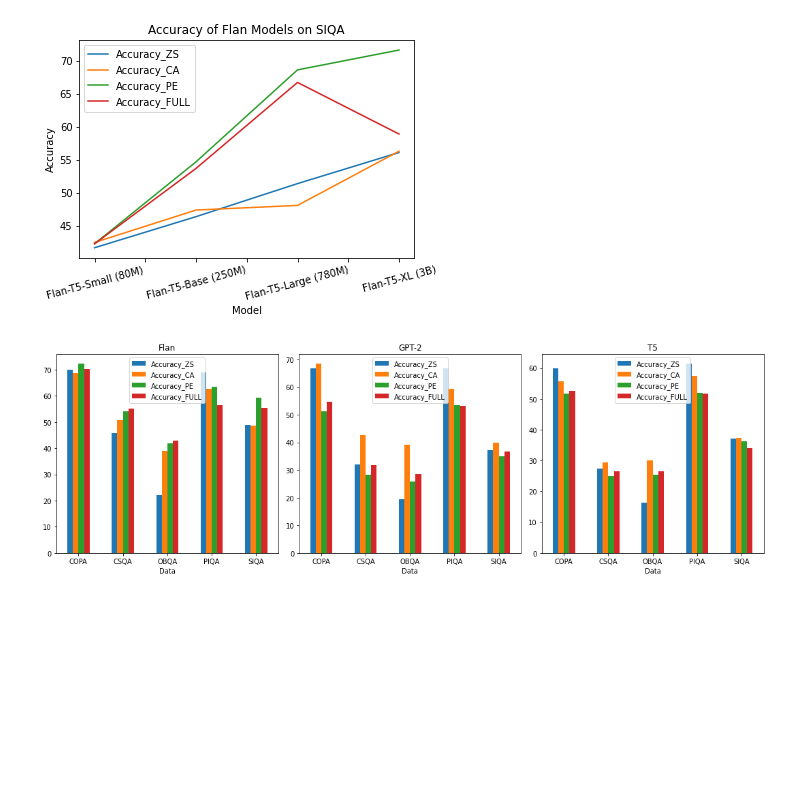
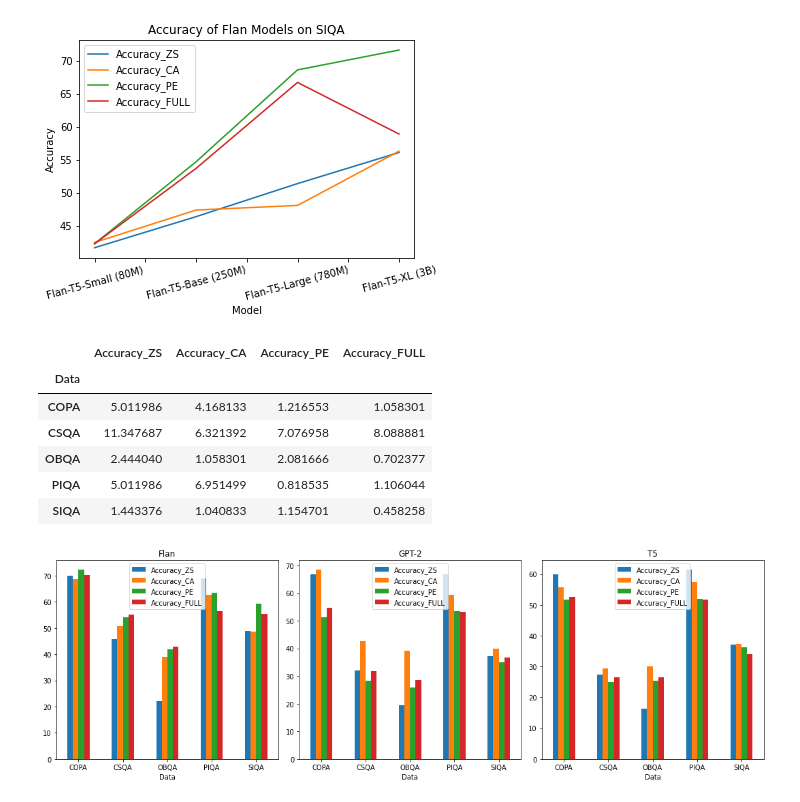
Before and after one commit to KasMasVan/Prompt-engineering-and-calibration, a Jupyter notebook: scripts/process.ipynb, the cells around one changed output. Saved outputs shown, nothing was run; the diff lists cells and outputs as text; code cells hidden in the pictures; blank space fills up the shorter version.

Commit message:
Add error bars, but it is currently unnecessary.

```diff
--- a/scripts/process.ipynb
+++ b/scripts/process.ipynb
@@ -8,15 +8,18 @@ df = pd.read_csv(result_path)
 def method_vs_data(df):
     prefixes = ["Flan", "GPT-2", "T5"]
     return_df = []
+    error_df = []
     for prefix in prefixes:
         pre_df = df[df['Model'].str.startswith(prefix)]
         dataset_groups = pre_df.groupby("Data")
         dataset_averages = dataset_groups.mean()
+        errors = dataset_groups.std()
         dataset_averages = dataset_averages.assign(Model=f"{prefix} Models")
         dataset_averages = dataset_averages.reindex(columns=["Model","Accuracy_ZS", "Accuracy_CA", "Accuracy_PE", "Accuracy_FULL"])
         return_df.append(dataset_averages)
+        error_df.append(errors)
     # concatenate all the dataframes
-    return return_df
+    return return_df, error_df
 
 def method_vs_model(df):
     prefixes = ["Flan", "GPT-2", "T5"]
@@ -55,3 +55,16 @@ model_df = method_vs_model(df)
+# %%
+# model_df = method_vs_model(df)
+data_df, error_df = method_vs_data(df)
+flan_df, gpt2_df, t5_df  = data_df
+flan_error, gpt2_error, t5_error = error_df
+# %% [output]
+|  | Accuracy_ZS | Accuracy_CA | Accuracy_PE | Accuracy_FULL |
+| Data |  |  |  |  |
+| COPA | 5.011986 | 4.168133 | 1.216553 | 1.058301 |
+| CSQA | 11.347687 | 6.321392 | 7.076958 | 8.088881 |
+| OBQA | 2.444040 | 1.058301 | 2.081666 | 0.702377 |
+| PIQA | 5.011986 | 6.951499 | 0.818535 | 1.106044 |
+| SIQA | 1.443376 | 1.040833 | 1.154701 | 0.458258 |
 # %%
 # Plotting: Method vs Data
 fig, ax = plt.subplots(1, 3, figsize=(15, 5))
```
Also changed, not shown: parts of 3 cells of this notebook.
